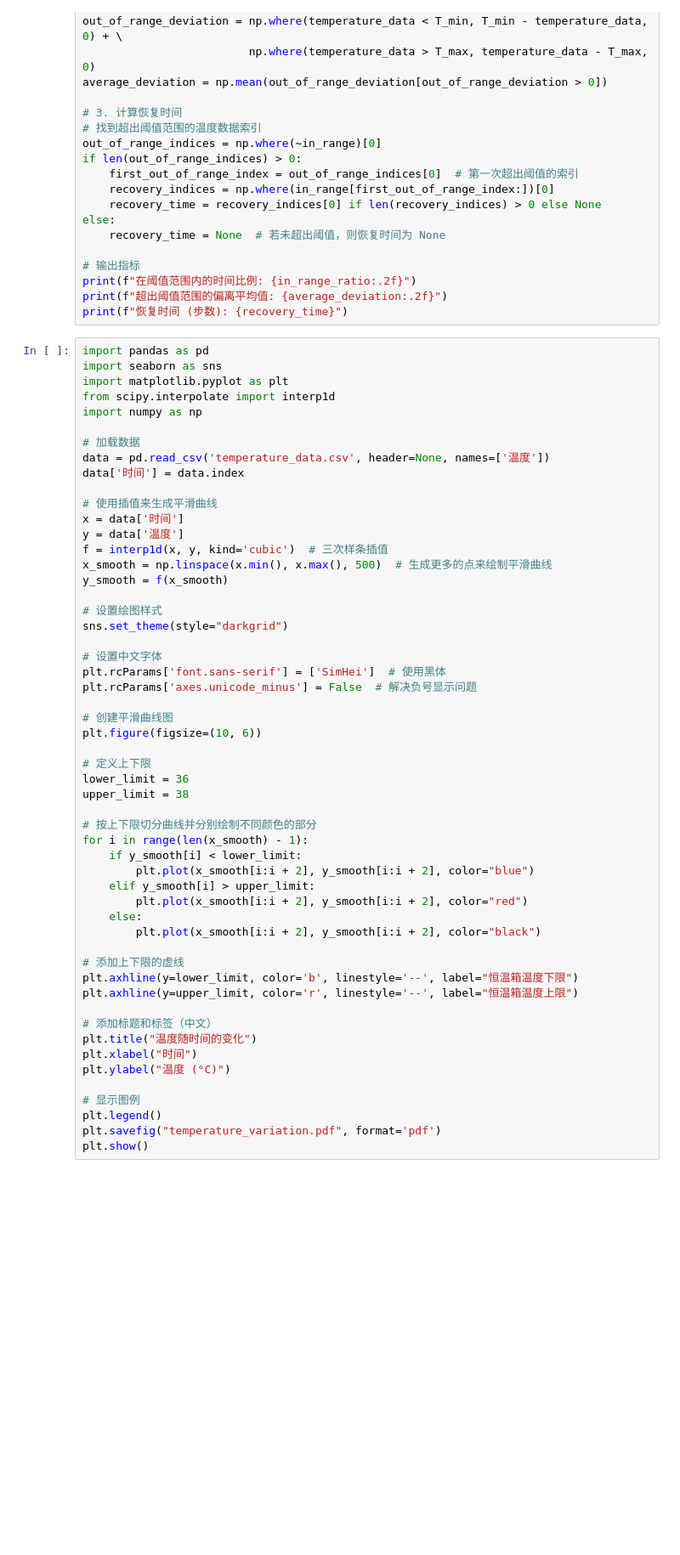
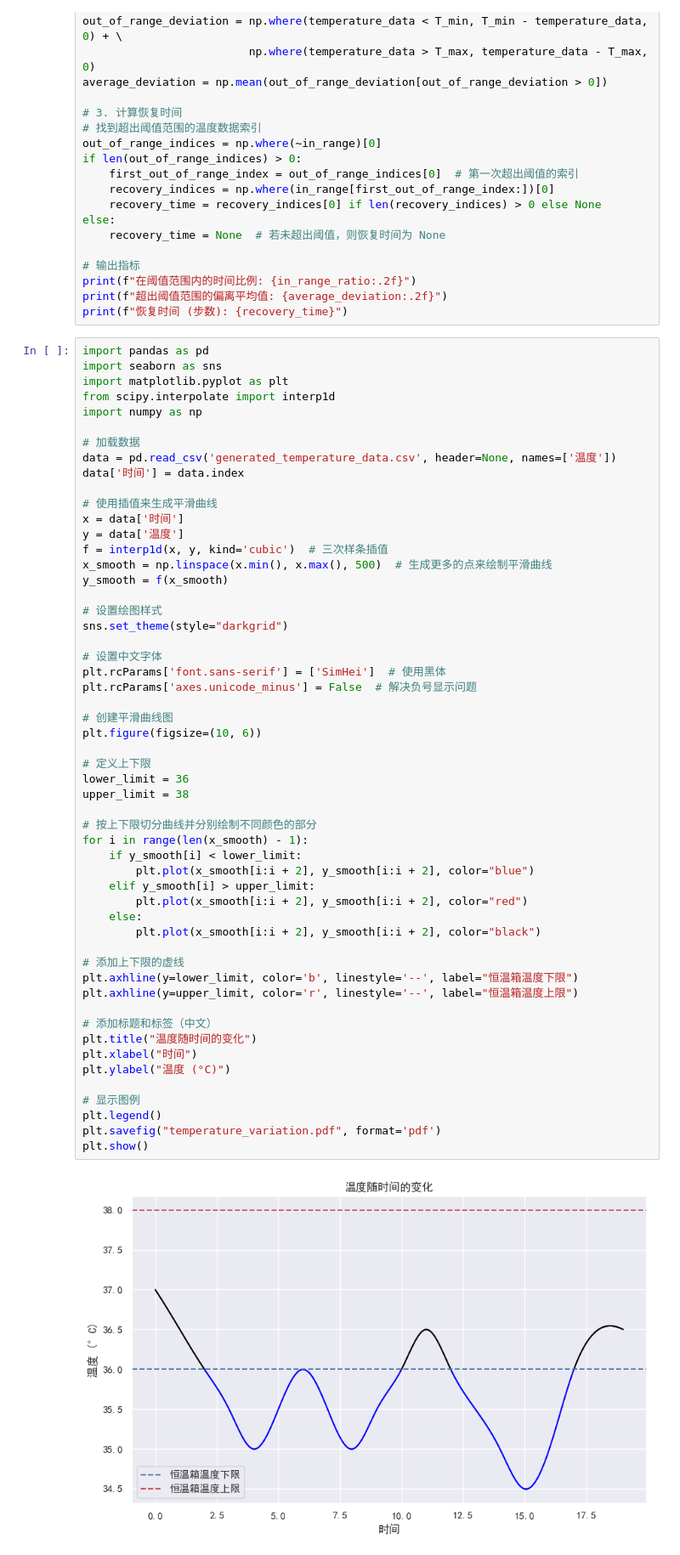
Before and after one commit to htwzxwj/multi_docker, a Jupyter notebook: figure.ipynb, the cells around one changed output. Shown at 85% size. Drawn from its saved outputs; the diff is of its cells as text; blank space fills up the shorter version.

```diff
--- a/figure.ipynb
+++ b/figure.ipynb
@@ -91,7 +91,7 @@ from scipy.interpolate import interp1d
 import numpy as np
 
 # 加载数据
-data = pd.read_csv('temperature_data.csv', header=None, names=['温度'])
+data = pd.read_csv('generated_temperature_data.csv', header=None, names=['温度'])
 data['时间'] = data.index
 
 # 使用插值来生成平滑曲线
@@ -110,33 +110,35 @@ plt.rcParams['axes.unicode_minus'] = False  # 解决负号显示问题
 
 # 创建平滑曲线图
 plt.figure(figsize=(10, 6))
 
 # 定义上下限
 lower_limit = 36
 upper_limit = 38
 
 # 按上下限切分曲线并分别绘制不同颜色的部分
 for i in range(len(x_smooth) - 1):
     if y_smooth[i] < lower_limit:
         plt.plot(x_smooth[i:i + 2], y_smooth[i:i + 2], color="blue")
     elif y_smooth[i] > upper_limit:
         plt.plot(x_smooth[i:i + 2], y_smooth[i:i + 2], color="red")
     else:
         plt.plot(x_smooth[i:i + 2], y_smooth[i:i + 2], color="black")
 
 # 添加上下限的虚线
 plt.axhline(y=lower_limit, color='b', linestyle='--', label="恒温箱温度下限")
 plt.axhline(y=upper_limit, color='r', linestyle='--', label="恒温箱温度上限")
 
 # 添加标题和标签（中文）
 plt.title("温度随时间的变化")
 plt.xlabel("时间")
 plt.ylabel("温度 (°C)")
 
 # 显示图例
 plt.legend()
 plt.savefig("temperature_variation.pdf", format='pdf')
 plt.show()
+# %% [output]
+[figure, added]
 # %%
 import pandas as pd
 import seaborn as sns
```
Also changed, not shown: parts of 1 cell of this notebook, 8 other files.
